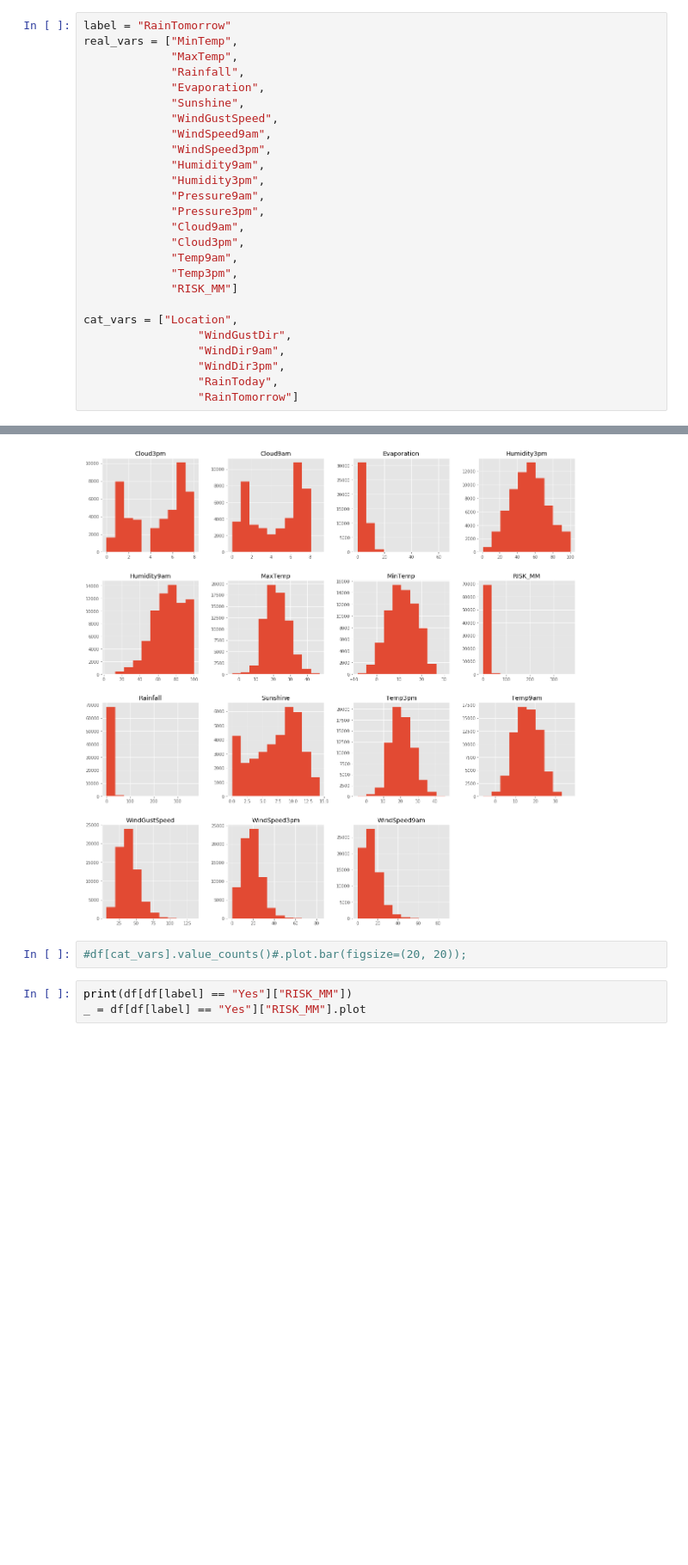
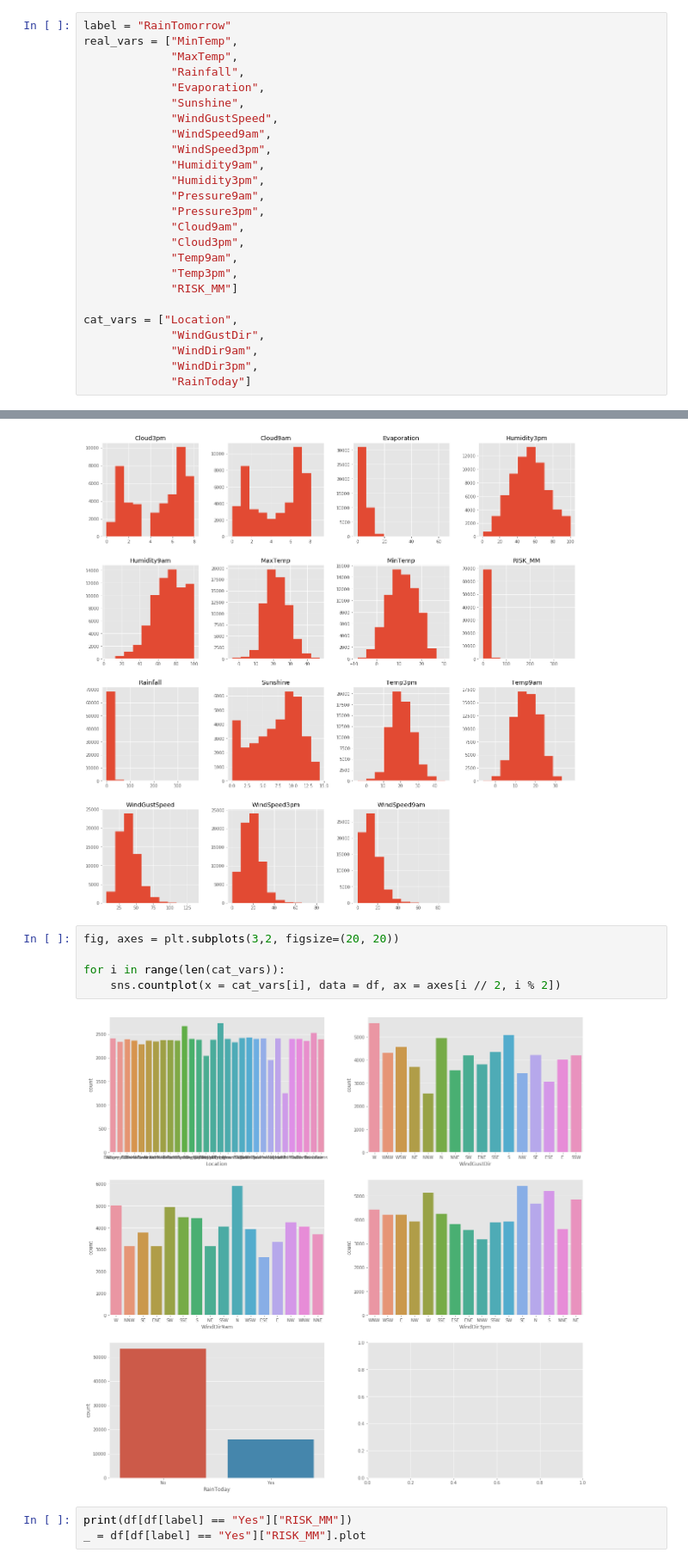
Before and after one commit to tarasovalx/BestHack2020-2nd, a Jupyter notebook: DataPreprocessing.ipynb, the cells around one changed output, grey strips where cells are left out. Shown at 86% size. Saved outputs shown, nothing was run; the diff lists cells and outputs as text; blank space fills up the shorter version.

```diff
--- a/DataPreprocessing.ipynb
+++ b/DataPreprocessing.ipynb
@@ -97,11 +97,10 @@ real_vars = ["MinTemp",
              "RISK_MM"]
 
 cat_vars = ["Location",
-                 "WindGustDir",
-                 "WindDir9am",
-                 "WindDir3pm",
-                 "RainToday",
-                 "RainTomorrow"]
+             "WindGustDir",
+             "WindDir9am",
+             "WindDir3pm",
+             "RainToday"]
 # %%
 df[label].hist()
 # %% [output]
@@ -122,8 +123,13 @@ sns_heatmap = sns.heatmap(df.isnull(), yticklabels=False, cbar=False, cmap='viri
 df[real_vars].hist(figsize=(20, 20));
 # %% [output]
 [figure]
-# %%
-#df[cat_vars].value_counts()#.plot.bar(figsize=(20, 20));
+# %%
+fig, axes = plt.subplots(3,2, figsize=(20, 20))
+
+for i in range(len(cat_vars)):
+    sns.countplot(x = cat_vars[i], data = df, ax = axes[i // 2, i % 2])
+# %% [output]
+[figure, added]
 # %%
 print(df[df[label] == "Yes"]["RISK_MM"])
 _ = df[df[label] == "Yes"]["RISK_MM"].plot
```
Also changed, not shown: parts of 6 cells of this notebook, 1 other file.
